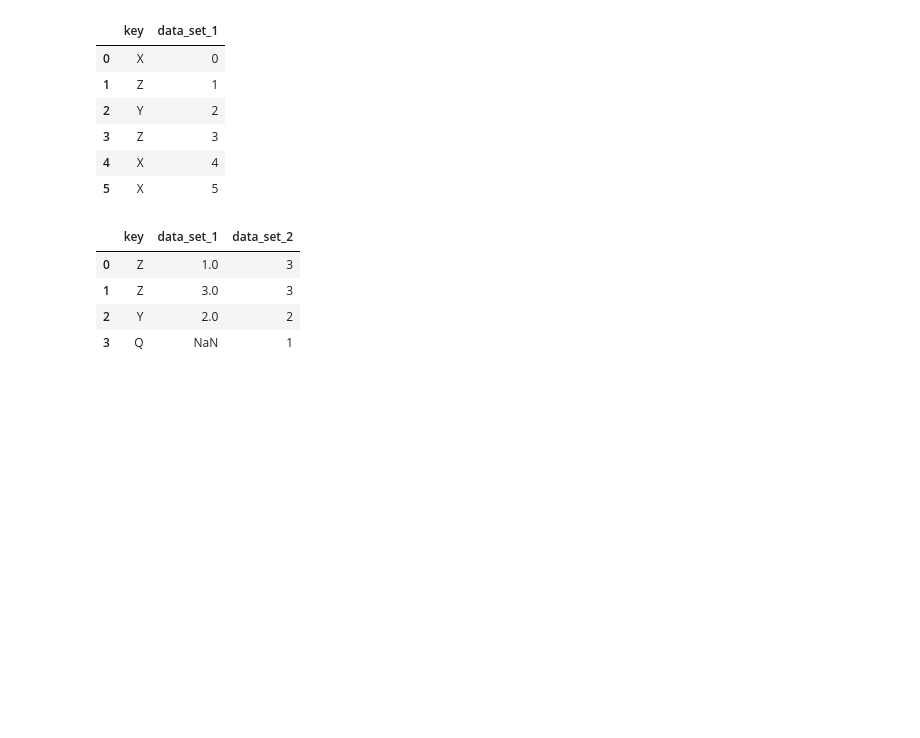
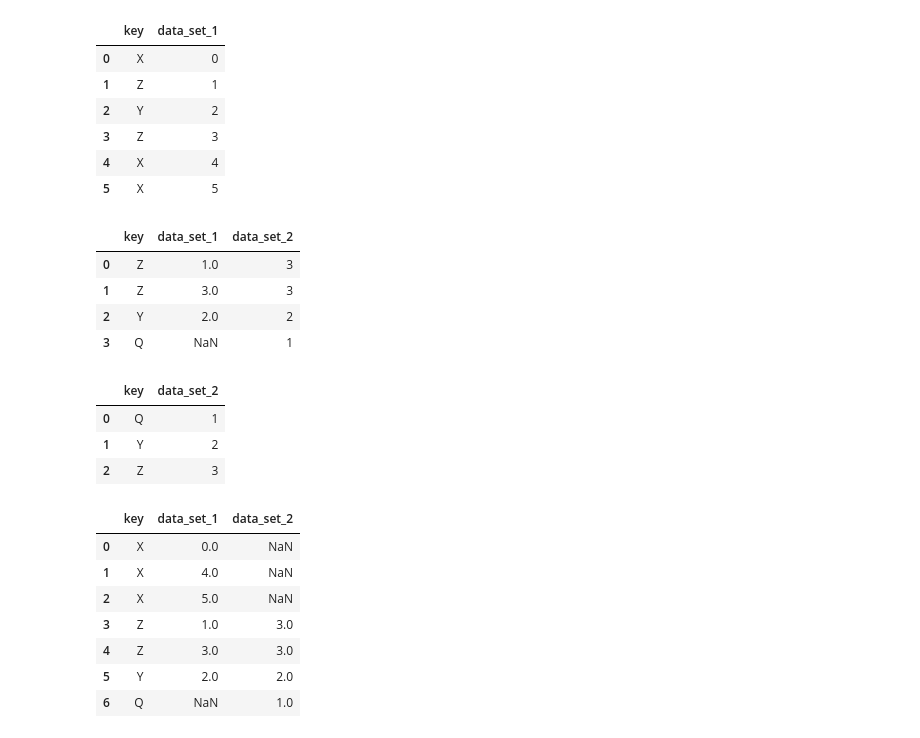
Before and after one commit to HariKumarValluru/Data-Analysis-and-Data-Visualization, a Jupyter notebook: Working with Data/Merge.ipynb, the cells around one changed output. Cells and saved outputs as stored; diff of their text form; code cells hidden in the pictures; blank space fills up the shorter version.

```diff
--- a/Working with Data/Merge.ipynb
+++ b/Working with Data/Merge.ipynb
@@ -70,3 +70,21 @@ pd.merge(dframe, dframe2, on='key', how='right')
 | 1 | Z | 3.0 | 3 |
 | 2 | Y | 2.0 | 2 |
 | 3 | Q | NaN | 1 |
+# %%
+dframe2
+# %% [output]
+|  | key | data_set_2 |
+| 0 | Q | 1 |
+| 1 | Y | 2 |
+| 2 | Z | 3 |
+# %%
+pd.merge(dframe, dframe2, on='key', how='outer')
+# %% [output]
+|  | key | data_set_1 | data_set_2 |
+| 0 | X | 0.0 | NaN |
+| 1 | X | 4.0 | NaN |
+| 2 | X | 5.0 | NaN |
+| 3 | Z | 1.0 | 3.0 |
+| 4 | Z | 3.0 | 3.0 |
+| 5 | Y | 2.0 | 2.0 |
+| 6 | Q | NaN | 1.0 |
```
Also changed, not shown: parts of 12 cells of this notebook, 1 other file.
